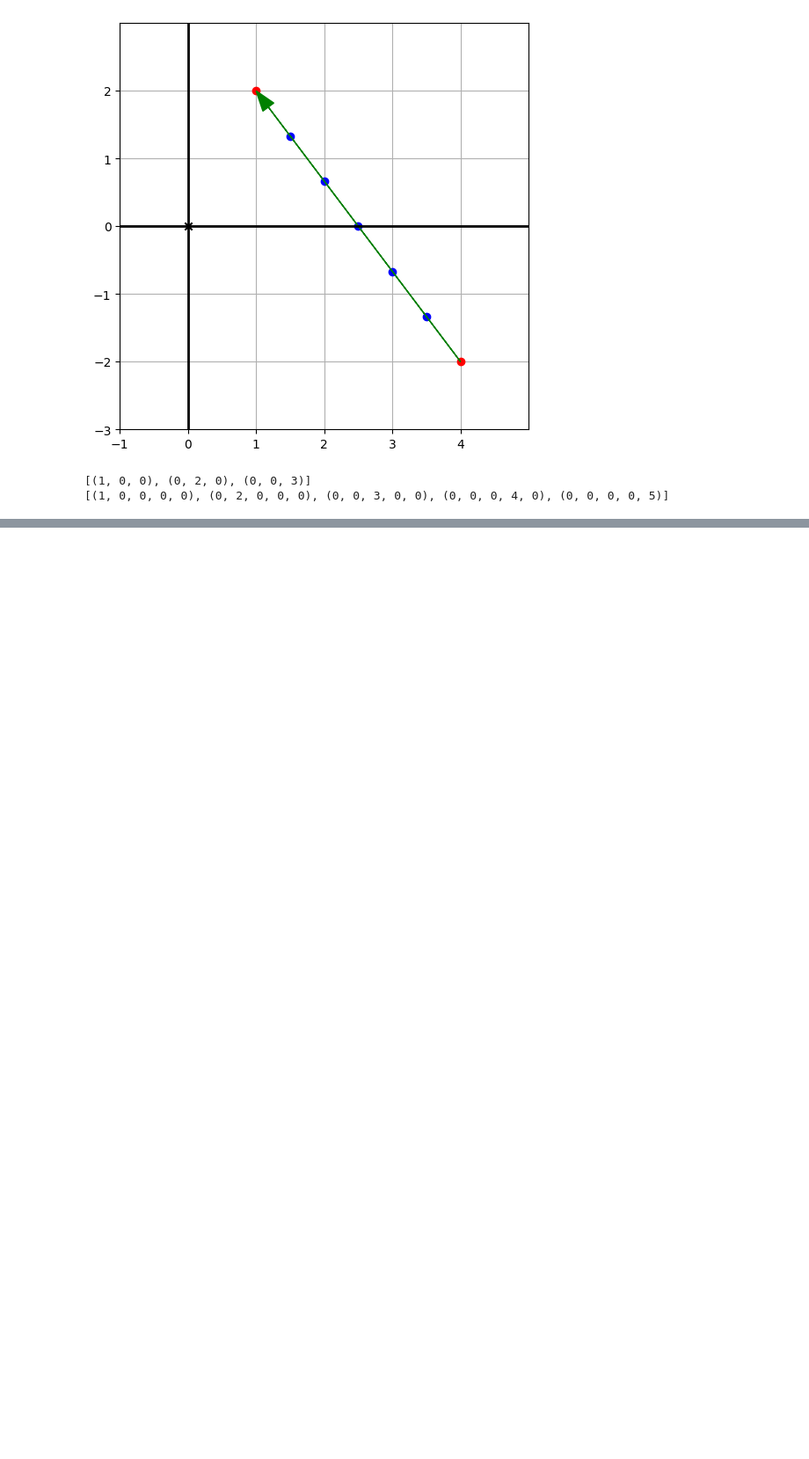
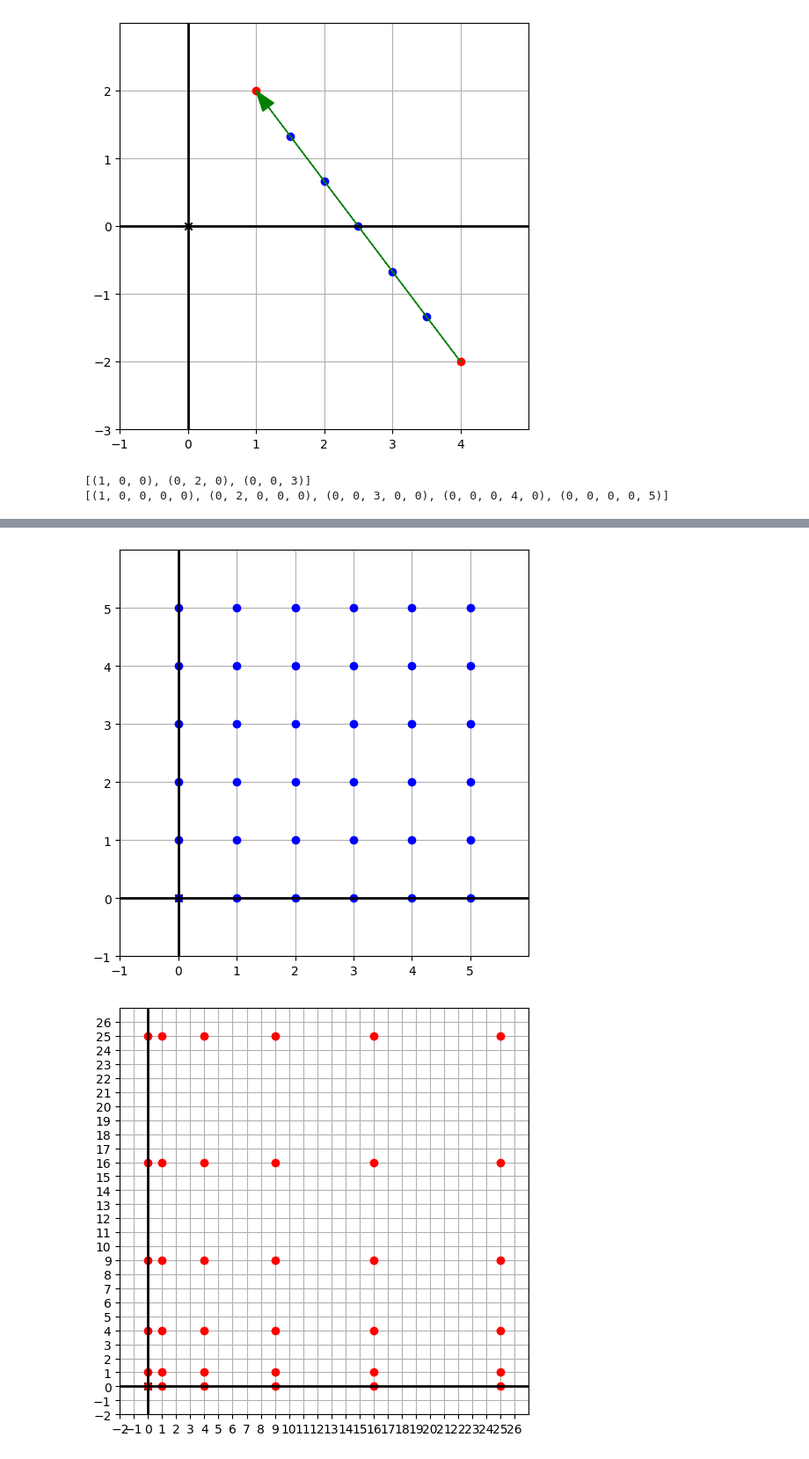
Before and after one commit to zchiye/math-for-programmers-notes, a Jupyter notebook: ch4.变换向量和图形/4.2.线性变换.ipynb, the cells around one changed output, grey strips where cells are left out. Shown at 88% size. Saved outputs shown, nothing was run; the diff lists cells and outputs as text; code cells hidden in the pictures; blank space fills up the shorter version.

```diff
--- a/ch4.变换向量和图形/4.2.线性变换.ipynb
+++ b/ch4.变换向量和图形/4.2.线性变换.ipynb
@@ -52,0 +75,8 @@ draw_model(polygon_map(cubic, teapot.load_triangles()))
+# %%
+# 练习4.14：非线性变换
+points = [(x,y) for x in range(0,6) for y in range(0,6)]
+draw2d(Points2D(*points, color='blue'))
+draw2d(Points2D(*map(square, points), color='red'))
+# %% [output]
+[figure, added]
+[figure, added]
```
Also changed, not shown: parts of 3 cells of this notebook, 1 other file.
